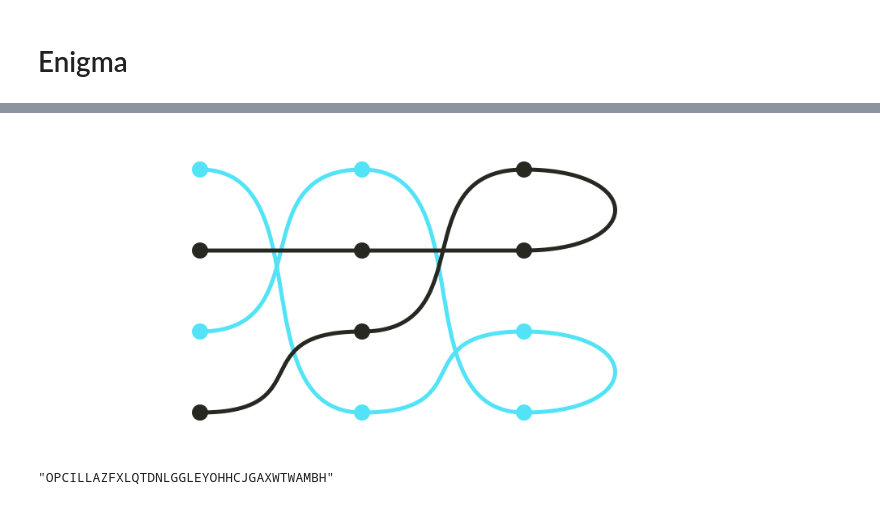
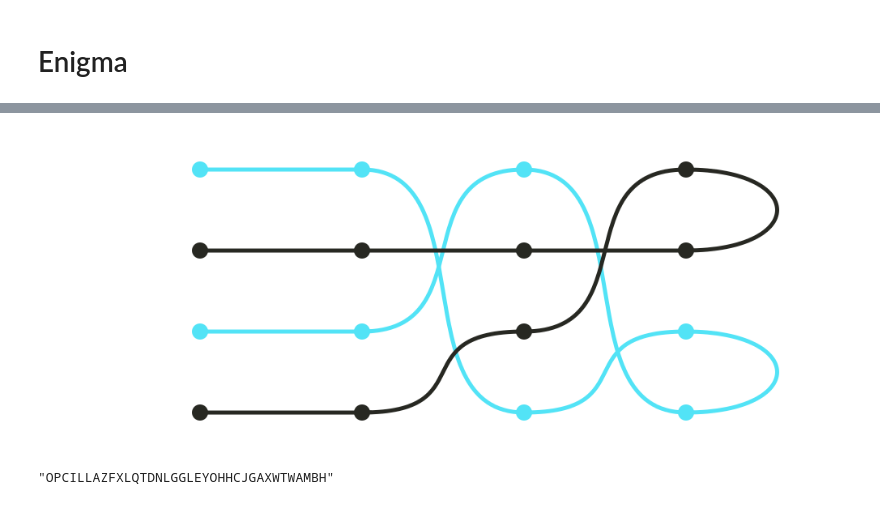
Before and after one commit to MageekDM/Enigma, a Jupyter notebook: src/Enigma.ipynb, the cells around one changed output, grey strips where cells are left out. Drawn from its saved outputs; the diff is of its cells as text; code cells hidden in the pictures.

```diff
--- a/src/Enigma.ipynb
+++ b/src/Enigma.ipynb
@@ -3,12 +27,12 @@
 # %%
-include("enigma.jl")
+plugboard = Plugboard(collect(1:4))
 rotor = Rotor([4, 2, 1, 3])
 ref = Reflector([2,1,4,3])
-enigma = Enigma([rotor,rotor], ref)
+enigma = Enigma(plugboard, [rotor,rotor], ref)
 render(enigma, 1)
 # render(rotor, active_inputs=[3])
 # %% [output]
-[figure, old version]
+[figure, new version]
 # %%
 enigma = get_M3_enigma('B', (1,2,3), "AAA")
 
```
Also changed, not shown: parts of 3 cells of this notebook, 1 other file.
